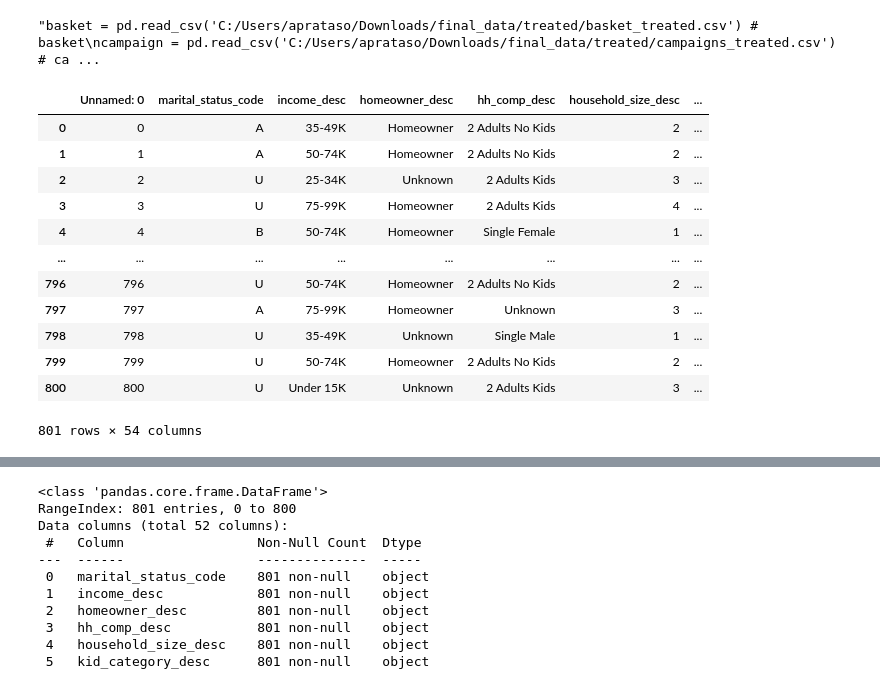
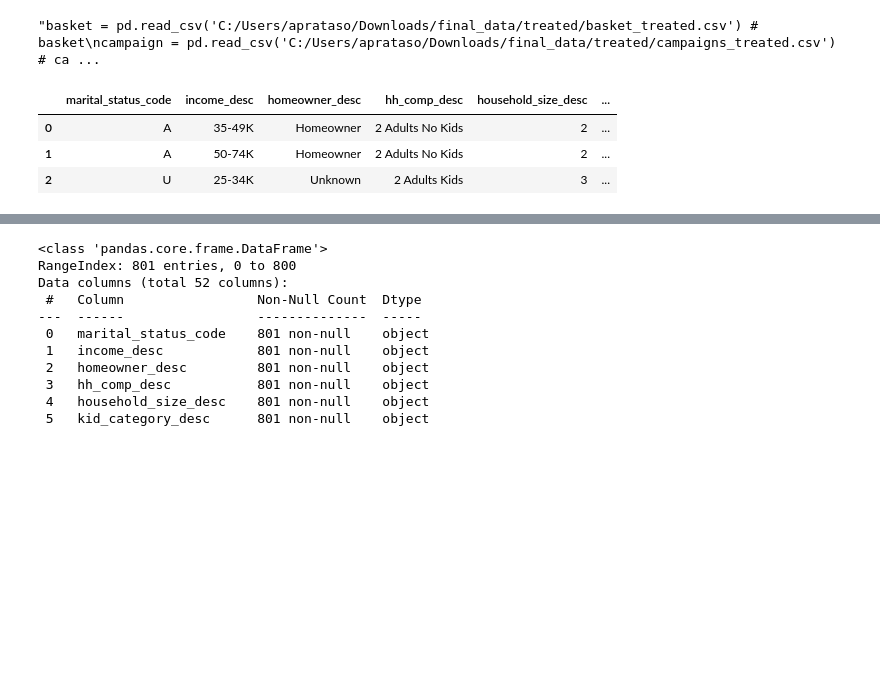
Before and after one commit to antoniooliveira03/Projects, a Jupyter notebook: NTT Project/02_EDA.ipynb, the cells around one changed output, grey strips where cells are left out. Drawn from its saved outputs; the diff is of its cells as text; code cells hidden in the pictures; blank space fills up the shorter version.

```diff
--- a/NTT Project/02_EDA.ipynb
+++ b/NTT Project/02_EDA.ipynb
@@ -14,4 +21,6 @@ prod = pd.read_csv('C:/Users/aprataso/Downloads/final_data/treated/prod_treated.
 causal = pd.read_csv('C:/Users/aprataso/Downloads/final_data/treated/causal_treated.csv')# prod'''
 # %% [output]
 "basket = pd.read_csv('C:/Users/aprataso/Downloads/final_data/treated/basket_treated.csv') # basket\ncampaign = pd.read_csv('C:/Users/aprataso/Downloads/final_data/treated/campaigns_treated.csv') # ca ...
+# %%
+customer_info = customer_info.drop(['Unnamed: 0'], axis = 1)
 # %%
@@ -20,18 +27,9 @@ import json
 # Convert JSON strings back to dictionaries
 customer_info['dep_quantity'] = customer_info['dep_quantity'].apply(lambda x: json.loads(x))
 # %%
-customer_info
+customer_info.head(3)
 # %% [output]
-|  | Unnamed: 0 | marital_status_code | income_desc | homeowner_desc | hh_comp_desc | household_size_desc | ... |
-| 0 | 0 | A | 35-49K | Homeowner | 2 Adults No Kids | 2 | ... |
-| 1 | 1 | A | 50-74K | Homeowner | 2 Adults No Kids | 2 | ... |
-| 2 | 2 | U | 25-34K | Unknown | 2 Adults Kids | 3 | ... |
-| 3 | 3 | U | 75-99K | Homeowner | 2 Adults Kids | 4 | ... |
-| 4 | 4 | B | 50-74K | Homeowner | Single Female | 1 | ... |
-| ... | ... | ... | ... | ... | ... | ... | ... |
-| 796 | 796 | U | 50-74K | Homeowner | 2 Adults No Kids | 2 | ... |
-| 797 | 797 | A | 75-99K | Homeowner | Unknown | 3 | ... |
-| 798 | 798 | U | 35-49K | Unknown | Single Male | 1 | ... |
-| 799 | 799 | U | 50-74K | Homeowner | 2 Adults No Kids | 2 | ... |
-| 800 | 800 | U | Under 15K | Unknown | 2 Adults Kids | 3 | ... |
+|  | marital_status_code | income_desc | homeowner_desc | hh_comp_desc | household_size_desc | ... |
+| 0 | A | 35-49K | Homeowner | 2 Adults No Kids | 2 | ... |
+| 1 | A | 50-74K | Homeowner | 2 Adults No Kids | 2 | ... |
+| 2 | U | 25-34K | Unknown | 2 Adults Kids | 3 | ... |
-801 rows × 54 columns
```
Also changed, not shown: parts of 19 cells of this notebook, 1 other file.
